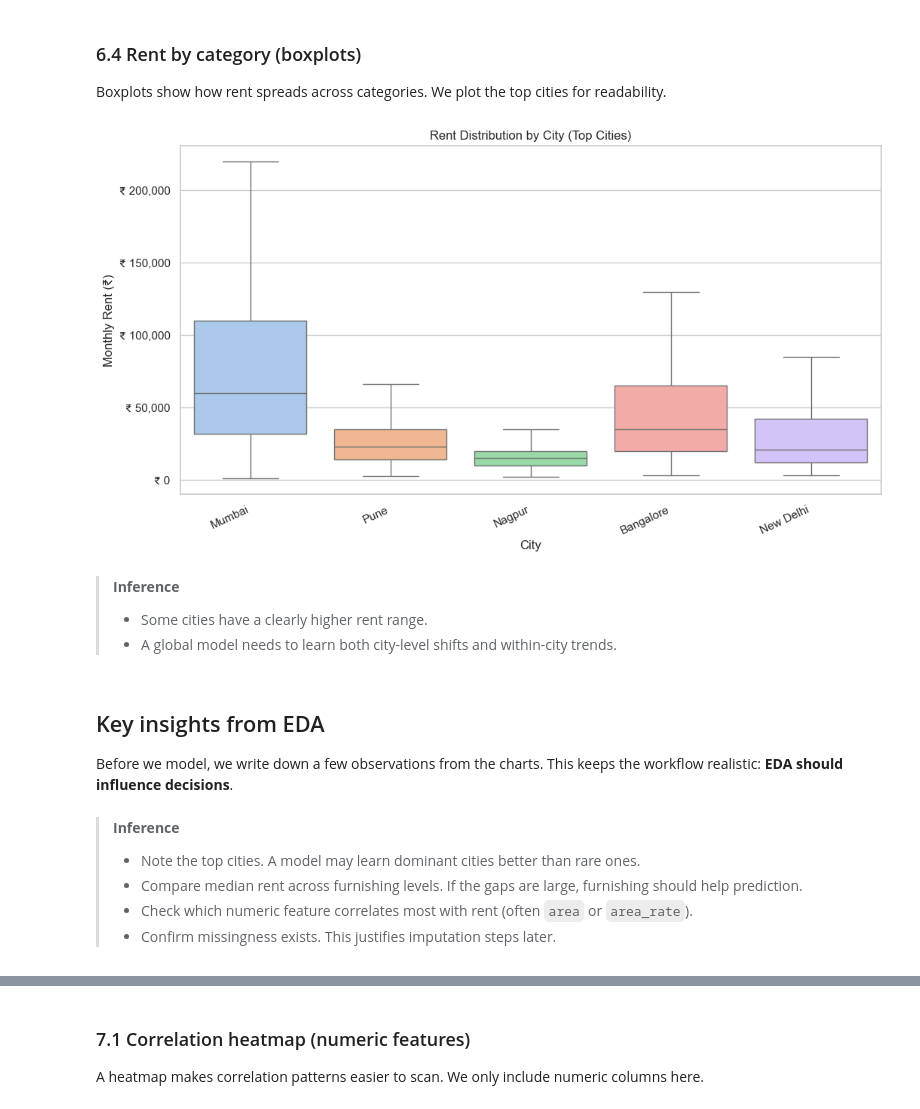
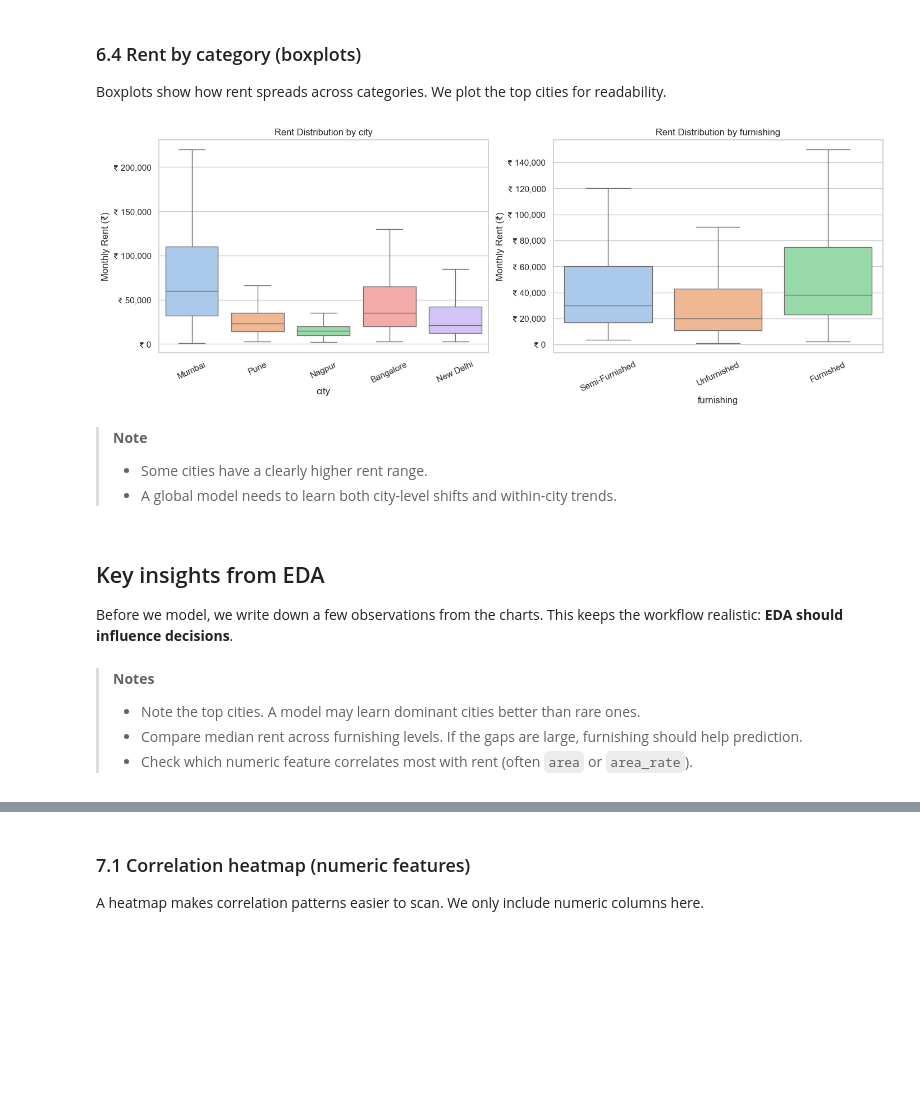
Before and after one commit to nvishnuprasad/ml-learning, a Jupyter notebook: regression/end_to_end_indian_house_rent_regression.ipynb, the cells around one changed output, grey strips where cells are left out. Drawn from its saved outputs; the diff is of its cells as text; code cells hidden in the pictures; blank space fills up the shorter version.

```diff
--- a/regression/end_to_end_indian_house_rent_regression.ipynb
+++ b/regression/end_to_end_indian_house_rent_regression.ipynb
@@ -657,29 +657,40 @@ plt.show()
 Boxplots show how rent spreads across categories.
 We plot the top cities for readability.
 # %%
-top_city_names = df["city"].value_counts().head(8).index.tolist()
-df_top = df[df["city"].isin(top_city_names)].copy()
+import matplotlib.pyplot as plt
+import seaborn as sns
 
-plt.figure(figsize=(12, 6))
-sns.boxplot(
-    data=df_top,
-    x="city",
-    y="rent",
-    hue="city",          # explicitly map color to city
-    palette="pastel",
-    showfliers=False,
-    legend=False         # avoid duplicate legend
-)
-plt.gca().yaxis.set_major_formatter(inr_formatter)
-plt.title("Rent Distribution by City (Top Cities)")
-plt.xlabel("City")
-plt.ylabel("Monthly Rent (₹)")
-plt.xticks(rotation=25, ha="right")
+categorical_cols = ["city", "furnishing"]
+categorical_cols = [c for c in categorical_cols if c in df.columns]
+
+fig, axes = plt.subplots(1, len(categorical_cols), figsize=(14, 5), constrained_layout=True)
+
+# Handle single-plot case
+if len(categorical_cols) == 1:
+    axes = [axes]
+
+for ax, col in zip(axes, categorical_cols):
+    sns.boxplot(
+        data=df,
+        x=col,
+        y="rent",
+        hue=col,
+        palette="pastel",
+        showfliers=False,
+        legend=False,
+        ax=ax
+    )
+    ax.yaxis.set_major_formatter(inr_formatter)
+    ax.set_title(f"Rent Distribution by {col}")
+    ax.set_xlabel(col)
+    ax.set_ylabel("Monthly Rent (₹)")
+    ax.tick_params(axis="x", rotation=25)
+
 plt.show()
 # %% [output]
-[figure, old version]
+[figure, new version]
 # %% [markdown]
-> **Inference**
+> **Note**
 > - Some cities have a clearly higher rent range.
 > - A global model needs to learn both city-level shifts and within-city trends.
 # %% [markdown]
@@ -688,9 +699,8 @@ plt.show()
 Before we model, we write down a few observations from the charts.
 This keeps the workflow realistic: **EDA should influence decisions**.
 # %% [markdown]
-> **Inference**
+> **Notes**
 > - Note the top cities. A model may learn dominant cities better than rare ones.
 > - Compare median rent across furnishing levels. If the gaps are large, furnishing should help prediction.
 > - Check which numeric feature correlates most with rent (often `area` or `area_rate`).
-> - Confirm missingness exists. This justifies imputation steps later.
 # %% [markdown]
```
Also changed, not shown: parts of 31 cells of this notebook.
